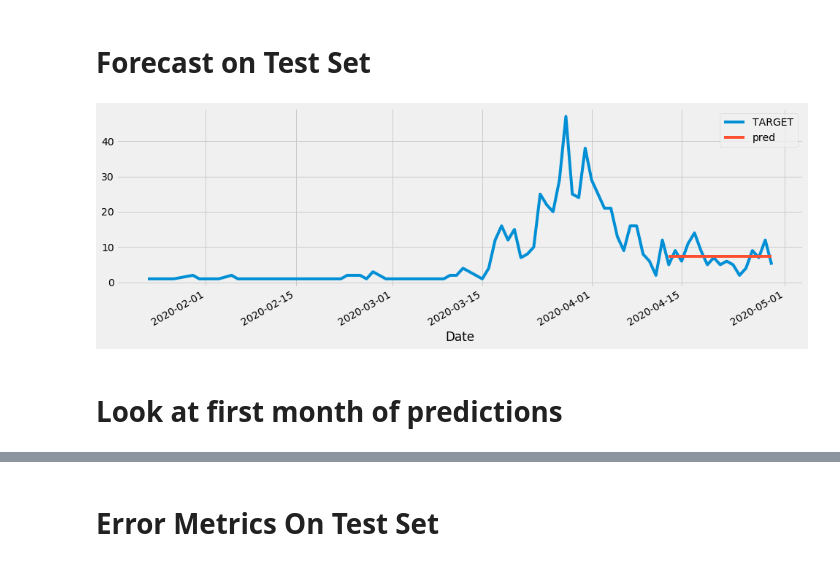
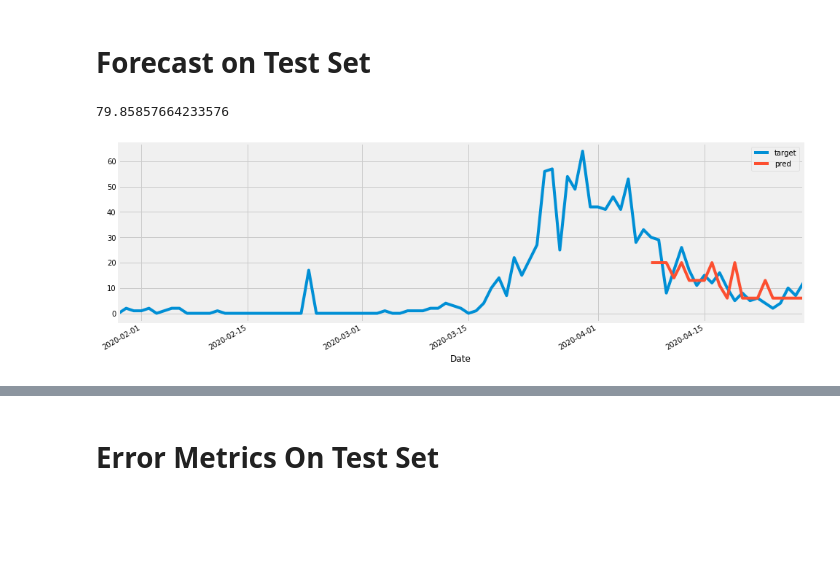
Before and after one commit to Hinterhalter/Post-COVID-19_modeling, a Jupyter notebook: Model_Xgboost.ipynb, the cells around one changed output, grey strips where cells are left out. Cells and saved outputs as stored; diff of their text form; code cells hidden in the pictures; blank space fills up the shorter version.

```diff
--- a/Model_Xgboost.ipynb
+++ b/Model_Xgboost.ipynb
@@ -108,5 +96,5 @@ dtype: int64
 # %%
-split_date = '2020-04-12'
+split_date = '2020-04-07'
 df_train = covid.loc[covid.index <= split_date].copy()
 df_test = covid.loc[covid.index > split_date].copy()
 # %%
@@ -142,15 +130,15 @@ def create_features(df, label=None):
         return X, y
     return X
 # %%
-X_train, y_train = create_features(df_train, label='TARGET')
-X_test, y_test = create_features(df_test, label='TARGET')
+X_train, y_train = create_features(df_train, label='target')
+X_test, y_test = create_features(df_test, label='target')
 # %% [markdown]
 # Create XGBoost Model
 # %%
-reg = xgb.XGBRegressor(n_estimators=500)
+reg = xgb.XGBRegressor(n_estimators=200,gamma=0.1, learning_rate=0.015)
 reg.fit(X_train, y_train,
         eval_set=[(X_train, y_train), (X_test, y_test)],
-        early_stopping_rounds=50,
+        early_stopping_rounds=100,
        verbose=False) # Change verbose to True if you want to see it train
 # %% [output]
 XGBRegressor(base_score=0.5, booster=None, colsample_bylevel=1,
@@ -171,5 +159,5 @@ _ = plot_importance(reg, height=0.9)
 # %% [markdown]
 # Forecast on Test Set
 # %%
-df_test['pred'] = reg.predict(X_test)
+df_test['pred'] = reg.predict(X_test).astype(int)
 df_all = pd.concat([df_test, df_train], sort=False)
@@ -176,6 +167,8 @@ df_all = pd.concat([df_test, df_train], sort=False)
+# %%
+score
+# %% [output]
+79.85857664233576
 # %%
-_ = df_all[['TARGET','pred']].plot(figsize=(15, 5))
+_ = df_all[['target','pred']].plot(figsize=(15, 5))
 # %% [output]
-[figure, old version]
+[figure, new version]
-# %% [markdown]
-# Look at first month of predictions
```
Also changed, not shown: parts of 37 cells of this notebook.
